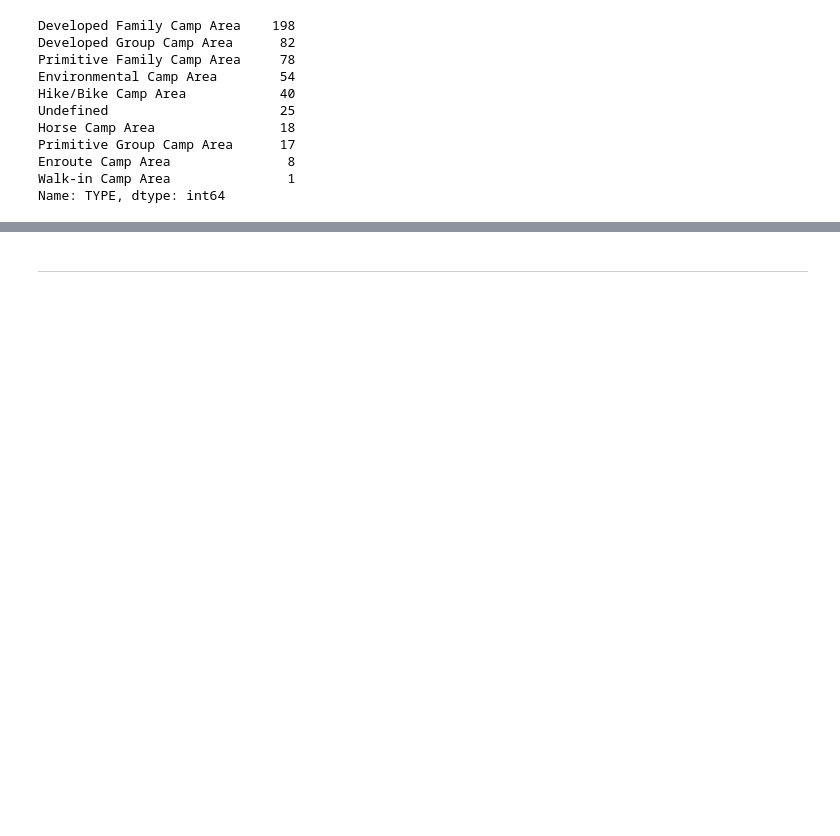
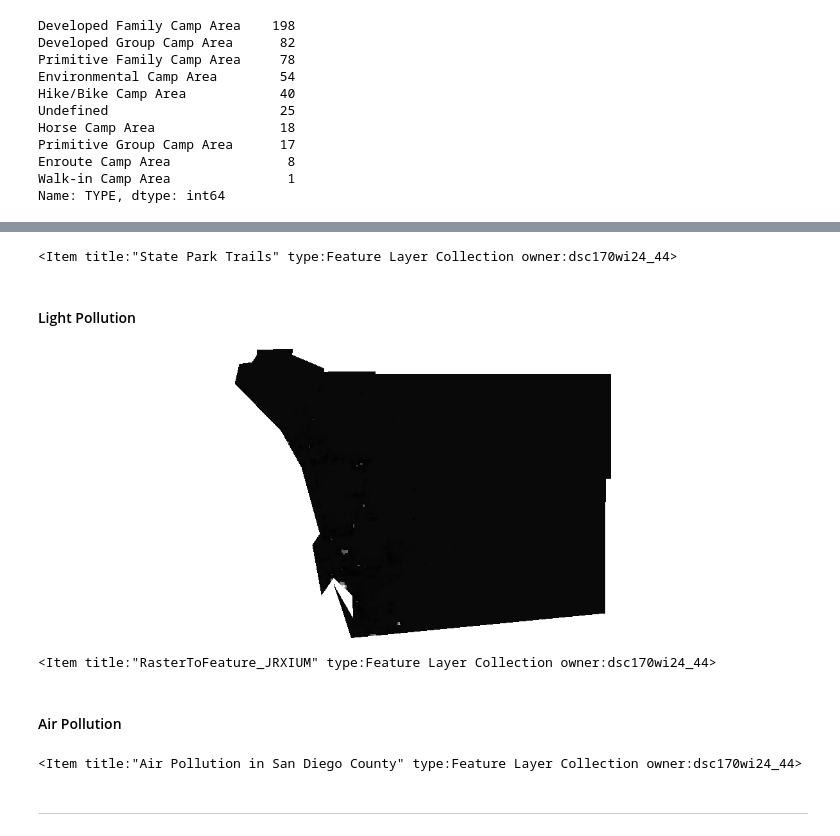
Before and after one commit to e2wang/dsc170_camping, a Jupyter notebook: DSC170_FinalProject.ipynb, the cells around one changed output, grey strips where cells are left out. Cells and saved outputs as stored; diff of their text form; code cells hidden in the pictures; blank space fills up the shorter version.

```diff
--- a/DSC170_FinalProject.ipynb
+++ b/DSC170_FinalProject.ipynb
@@ -133,9 +133,14 @@ Potential Factors:
 # %%
 data_location = os.environ["HOME"] + '/dsc170_finalproject_camping/data/'
 # %%
+# Load in shapefile
 park_boundaries = gpd.read_file(data_location + 'park_boundaries/ParkBoundaries.shp')
 campgrounds = gpd.read_file(data_location + 'campgrounds/Campgrounds.shp')
 buildings = gpd.read_file(data_location + 'buildings/Buildings.shp')
 parking = gpd.read_file(data_location + 'parking/ParkingPoints.shp')
 routes = gpd.read_file(data_location + 'routes/RecreationalRoutes.shp')
+
+# Load in imagery layers
+light_pollution = ImageryLayer('https://ic.img.arcgis.com/arcgis/rest/services/VIIRS/NighttimeLightsMDNB/ImageServer',gis)
+air_pollution = ImageryLayer('https://sedac.ciesin.columbia.edu/arcgis/rest/services/sedac/sdei_global_annual_avg_pm2_5_2001_2010_image_service/ImageServer', gis)
 # %% [markdown]
@@ -149,3 +154,9 @@ point patterns? What is the spatial mean and standard distance? Or why the above
 are not relevant to your research theme and the data?
 
 (a combination of markdown and documented code cells)
+# %%
+# Create a function to clip and set study area extent
+def extent_clip(feature):
+    feature.extent = study_area_extent
+    features_clip = clip(raster=feature, geometry=study_area_geom)
+    return features_clip
@@ -325,0 +328,12 @@ MapView(layout=Layout(height='400px', width='100%'))
+# %%
+# # Upload as feature layer
+# routes_sdf = GeoAccessor.from_geodataframe(routes, inplace=False, column_name='SHAPE')
+# routes_fl = routes_sdf.spatial.to_featurelayer(title='State Park Trails',
+#                                                          gis=gis,
+#                                                          tags='Camping')
+
+#Get feature layer
+routes_fl = gis.content.get('a789dc2099c24e659c5829cab5beac2c')
+routes_fl
+# %% [output]
+<Item title:"State Park Trails" type:Feature Layer Collection owner:dsc170wi24_44>
@@ -325,0 +345,30 @@ MapView(layout=Layout(height='400px', width='100%'))
+# %% [markdown]
+#### Light Pollution
+# %%
+# Extent and clip
+light_pollution_clip = extent_clip(light_pollution)
+
+# Normalize map into 9 bins
+light_pollution_n = remap(raster=light_pollution_clip,
+                  input_ranges = [0.0, 9.0,
+                                  9.0, 18.0,
+                                  18.0, 27.0,
+                                  27.0, 36.0,
+                                  36.0, 45.0,
+                                  45.0, 54.0,
+                                  54.0, 63.0,
+                                  63.0, 72.0,
+                                  72.0, 81.0],
+                  output_values=[9,8,7,6,5,4,3,2,1],  astype='U8')
+light_pollution_n
+# %% [output]
+[figure, added]
+# %%
+# Change imagery layer to feature layer
+#light_fl = light_pollution_n.to_features()
+light_fl = gis.content.get('ce3a7029ab0346e5a0f6c2edbd507bf4')
+light_fl
+# %% [output]
+<Item title:"RasterToFeature_JRXIUM" type:Feature Layer Collection owner:dsc170wi24_44>
+# %% [markdown]
+#### Air Pollution
@@ -326,3 +391,10 @@ MapView(layout=Layout(height='400px', width='100%'))
+# %%
+# Change to feature layer
+#air_n.to_features()
+air_fl = gis.content.get('7ba57f788aa94960a0d99199a37b4891')
+air_fl
+# %% [output]
+<Item title:"Air Pollution in San Diego County" type:Feature Layer Collection owner:dsc170wi24_44>
 # %% [markdown]
 --------------------------------------------------------------------------------------
 # %% [markdown]
```
Also changed, not shown: parts of 19 cells of this notebook.
